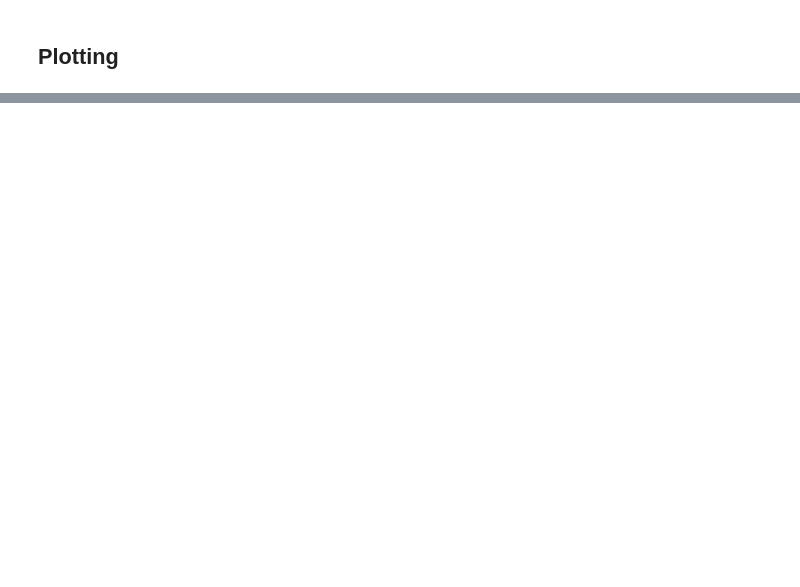
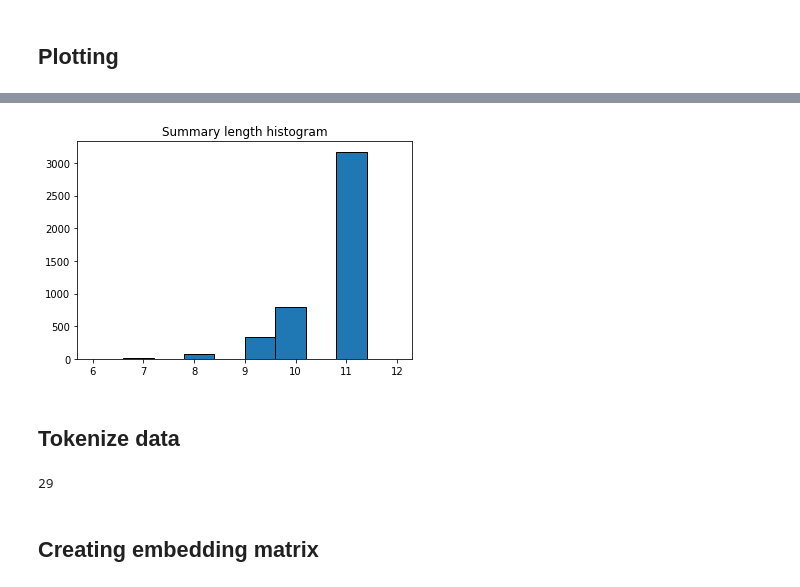
Before and after one commit to tharun-reddy/deep-learning-notebooks, a Jupyter notebook: abstractive_summarization.ipynb, the cells around one changed output, grey strips where cells are left out. Drawn from its saved outputs; the diff is of its cells as text; code cells hidden in the pictures; blank space fills up the shorter version.

```diff
--- a/abstractive_summarization.ipynb
+++ b/abstractive_summarization.ipynb
@@ -197,0 +194,8 @@ plt.show()
+# %%
+plt.hist([len(x.split()) for x in summaries], bins=10, edgecolor='black')
+plt.title('Summary length histogram')
+plt.show()
+# %% [output]
+[figure, added]
+# %% [markdown]
+## Tokenize data
@@ -197,0 +207,6 @@ plt.show()
+# %%
+tokenizer.word_index['bos']
+# %% [output]
+29
+# %% [markdown]
+## Creating embedding matrix
```
Also changed, not shown: parts of 25 cells of this notebook.
